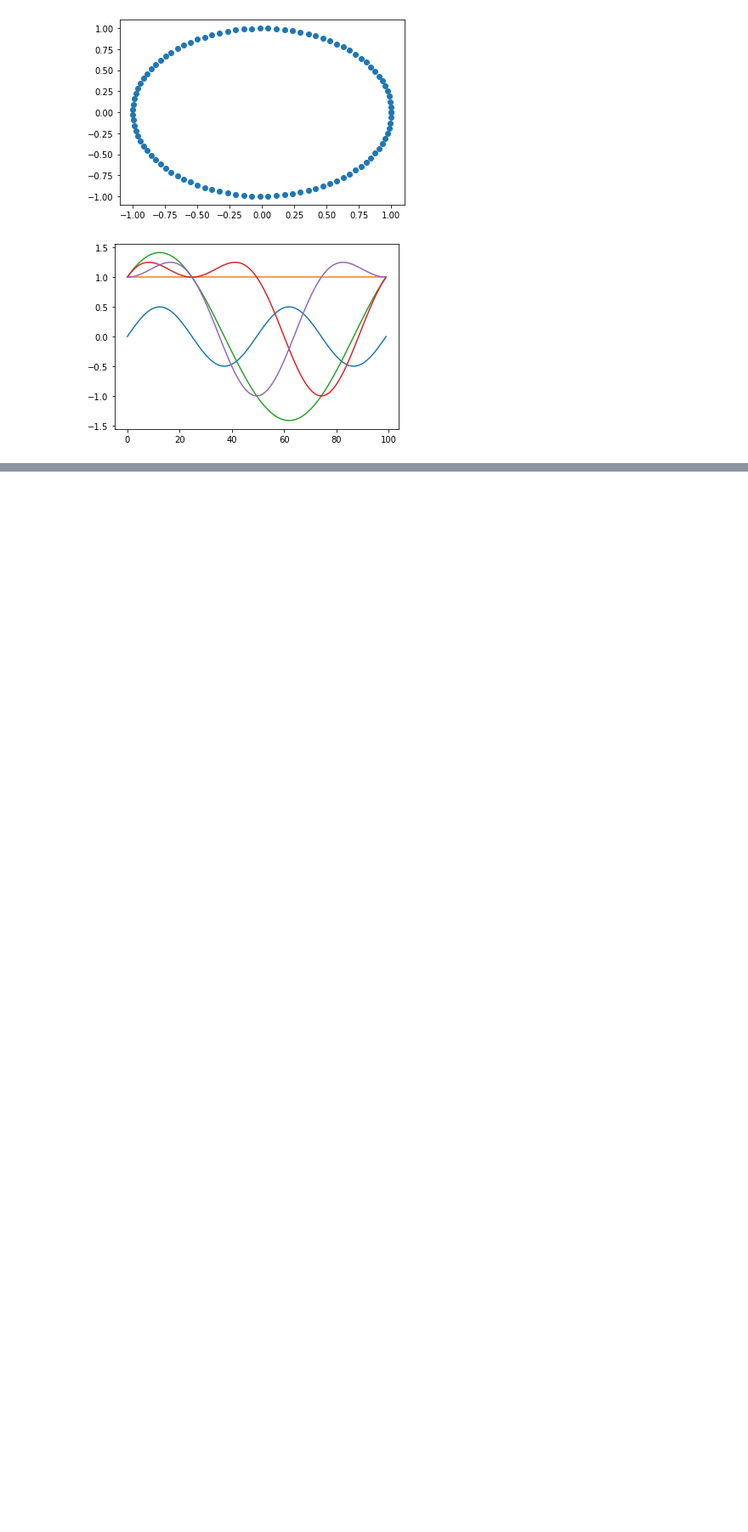
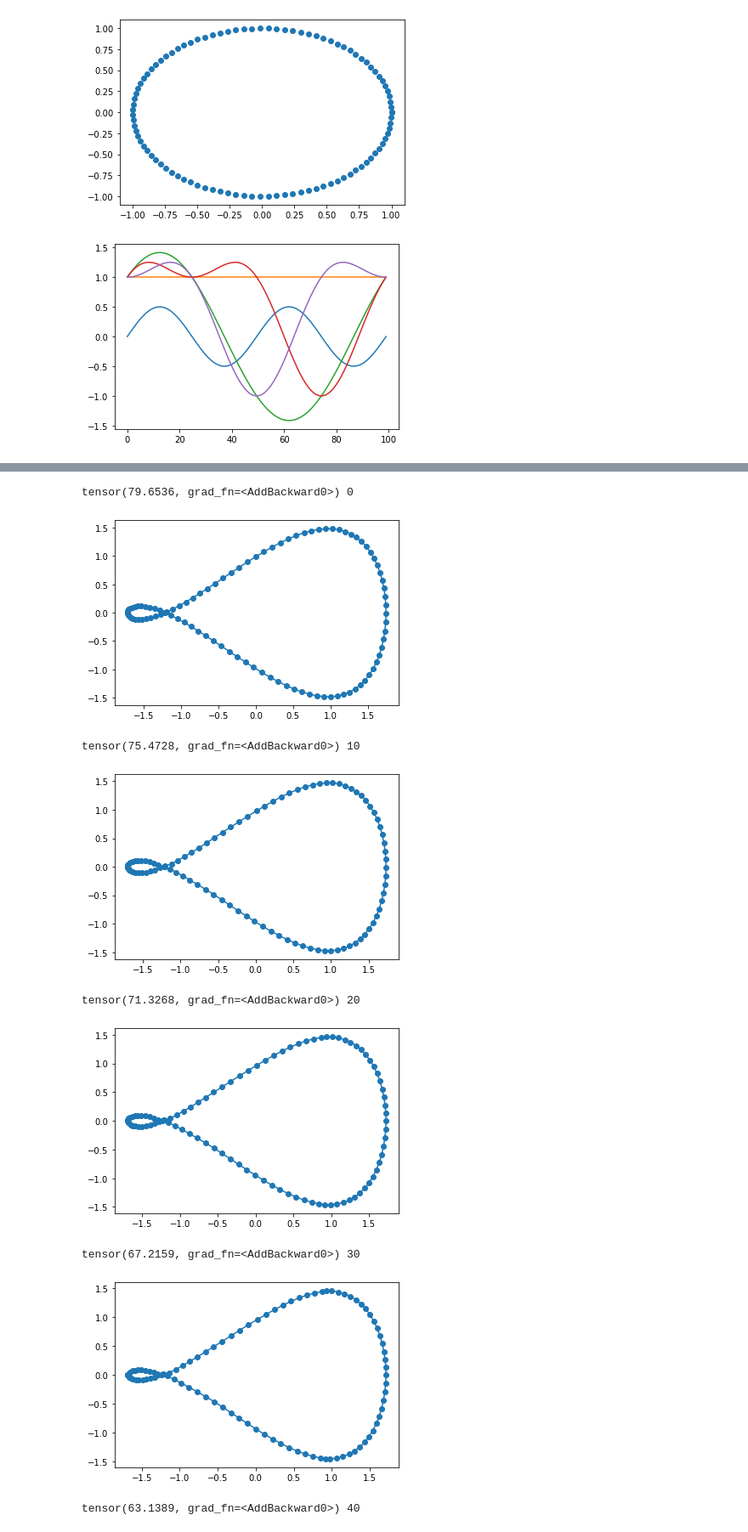
Before and after one commit to naka-tomo/gp_test, a Jupyter notebook: gpdm.ipynb, the cells around one changed output, grey strips where cells are left out. Shown: that part at 85% size. Saved outputs shown, nothing was run; the diff lists cells and outputs as text; code cells hidden in the pictures; blank space fills up the shorter version.

```diff
--- a/gpdm.ipynb
+++ b/gpdm.ipynb
@@ -96,6 +109,3 @@ for i in range(D):
 # %% [output]
 [figure]
 [figure]
-# %%
-gp = GPDM(N, 2, "cpu")
-gp.learn(x)
@@ -115,0 +112,29 @@ tensor(0.5710, grad_fn=<AddBackward0>)
+# %%
+gp = GPDM(N, 2, "cpu")
+
+# 学習
+z = gp.learn(x, 100)
+
+# 潜在変数を予測
+z_sequence = []
+z_pred = z[50]
+z_sequence.append( z_pred )
+for i in range(100):
+  mu, sig = gp.predict_next_z( z_pred )
+  z_pred = mu
+  z_sequence.append( z_pred )
+
+z_sequence = np.array( z_sequence )
+plt.plot( z[:,0], z[:,1], "o-" )
+plt.plot( z_sequence[:,0], z_sequence[:,1], "x-" )
+plt.show()
+# %% [output]
+tensor(79.6536, grad_fn=<AddBackward0>) 0
+[figure, added]
+tensor(75.4728, grad_fn=<AddBackward0>) 10
+[figure, added]
+tensor(71.3268, grad_fn=<AddBackward0>) 20
+[figure, added]
+tensor(67.2159, grad_fn=<AddBackward0>) 30
+[figure, added]
+tensor(63.1389, grad_fn=<AddBackward0>) 40
```
Also changed, not shown: parts of 3 cells of this notebook.
